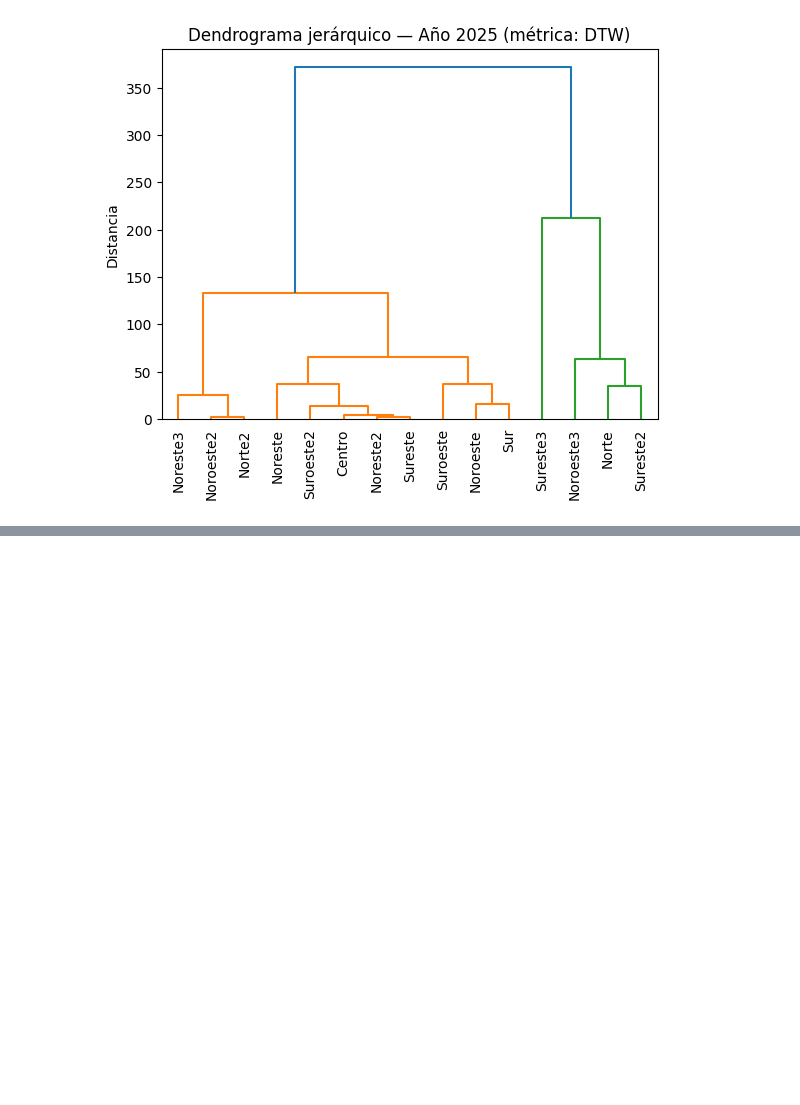
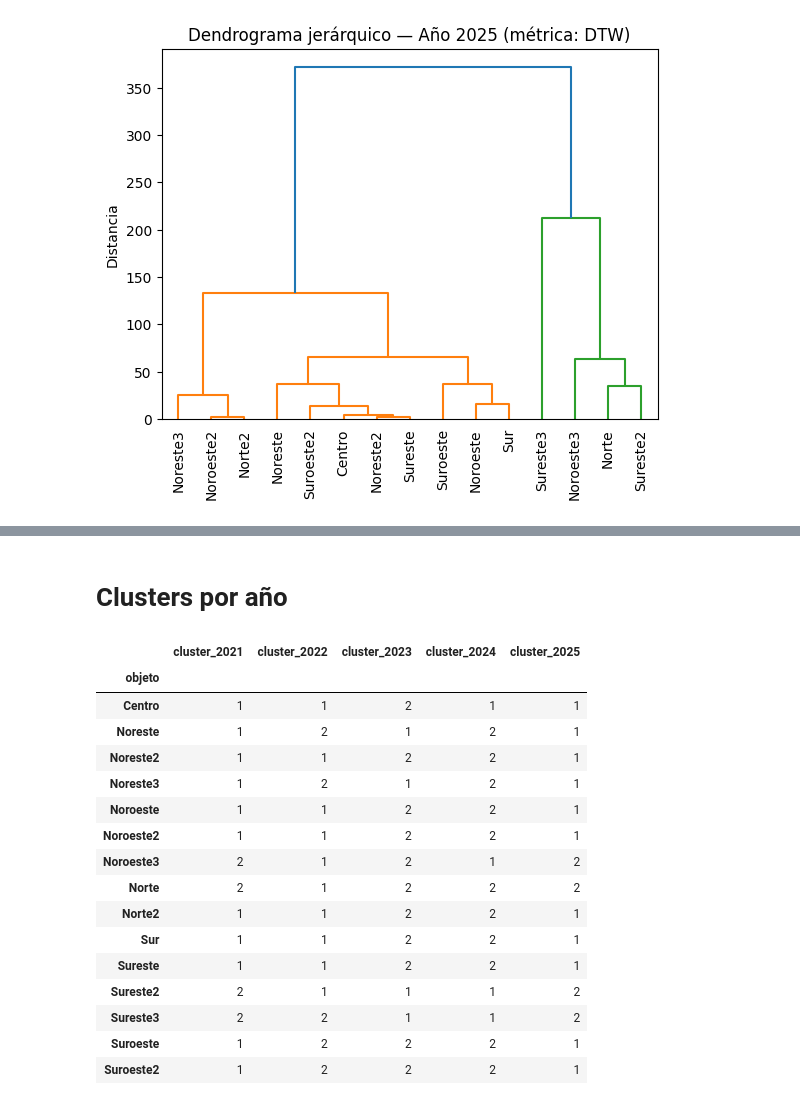
Before and after one commit to andreroblesb/airemty, a Jupyter notebook: conglomerados.ipynb, the cells around one changed output, grey strips where cells are left out. Cells and saved outputs as stored; diff of their text form; code cells hidden in the pictures; blank space fills up the shorter version.

```diff
--- a/conglomerados.ipynb
+++ b/conglomerados.ipynb
@@ -170,0 +243,39 @@ plt.show()
+# %% [markdown]
+# Clusters por año
+# %%
+from scipy.cluster.hierarchy import fcluster
+
+labels = fcluster(Z, 2, criterion='maxclust')  # fuerza 2 clústeres
+labels_2 = fcluster(Z_2, 2, criterion='maxclust')
+labels_3 = fcluster(Z_3, 2, criterion='maxclust')
+labels_4 = fcluster(Z_4, 2, criterion='maxclust')
+labels_5 = fcluster(Z_5, 2, criterion='maxclust')
+
+import pandas as pd
+Clust_anio = pd.DataFrame({
+    'objeto': df_2025.index,
+    'cluster_2021': labels,
+    'cluster_2022': labels_2,
+    'cluster_2023': labels_3,
+    'cluster_2024': labels_4,
+    'cluster_2025': labels_5,
+}).set_index('objeto')
+Clust_anio
+# %% [output]
+|  | cluster_2021 | cluster_2022 | cluster_2023 | cluster_2024 | cluster_2025 |
+| objeto |  |  |  |  |  |
+| Centro | 1 | 1 | 2 | 1 | 1 |
+| Noreste | 1 | 2 | 1 | 2 | 1 |
+| Noreste2 | 1 | 1 | 2 | 2 | 1 |
+| Noreste3 | 1 | 2 | 1 | 2 | 1 |
+| Noroeste | 1 | 1 | 2 | 2 | 1 |
+| Noroeste2 | 1 | 1 | 2 | 2 | 1 |
+| Noroeste3 | 2 | 1 | 2 | 1 | 2 |
+| Norte | 2 | 1 | 2 | 2 | 2 |
+| Norte2 | 1 | 1 | 2 | 2 | 1 |
+| Sur | 1 | 1 | 2 | 2 | 1 |
+| Sureste | 1 | 1 | 2 | 2 | 1 |
+| Sureste2 | 2 | 1 | 1 | 1 | 2 |
+| Sureste3 | 2 | 2 | 1 | 1 | 2 |
+| Suroeste | 1 | 2 | 2 | 2 | 1 |
+| Suroeste2 | 1 | 2 | 2 | 2 | 1 |
```
Also changed, not shown: parts of 7 cells of this notebook, 1 other file.
